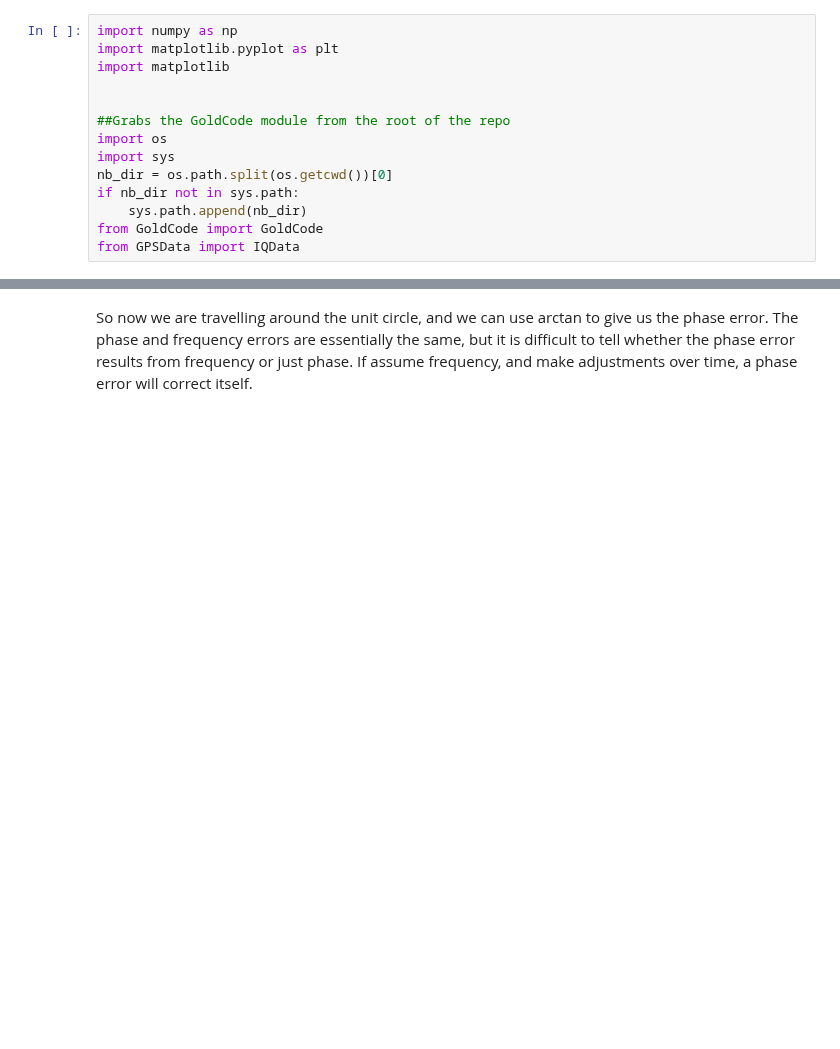
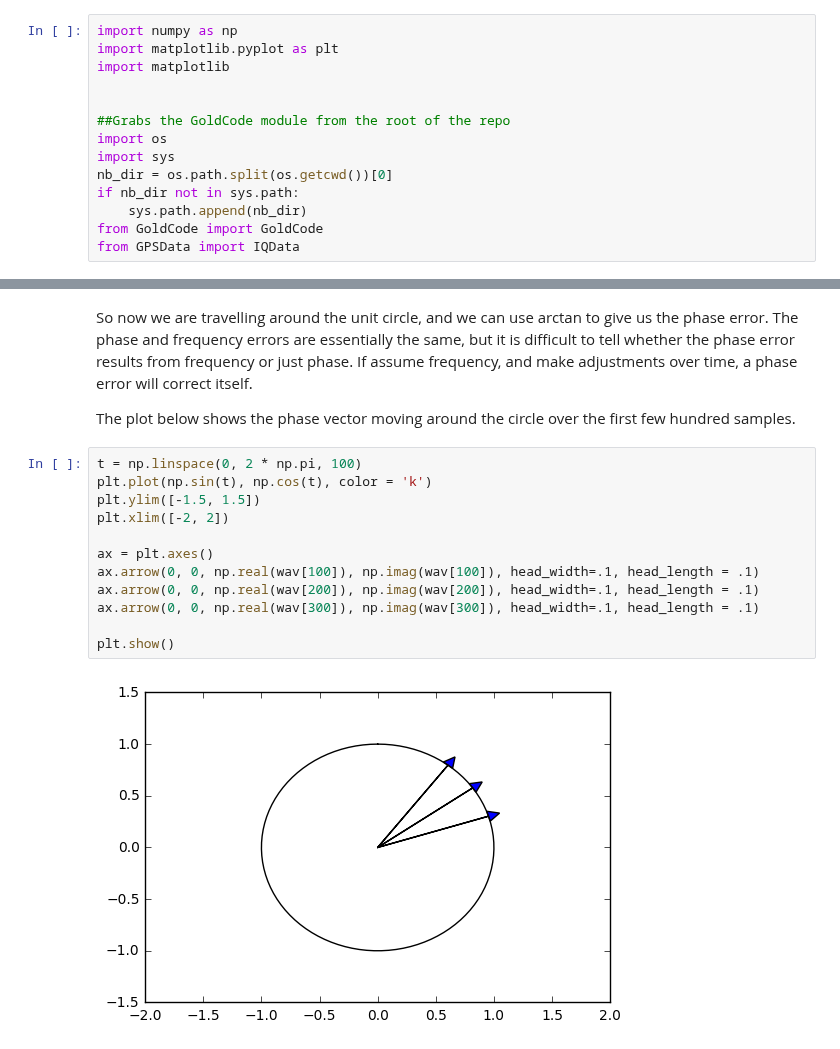
Before and after one commit to psas/gps, a Jupyter notebook: notebooks/Complex_Wave.ipynb, the cells around one changed output, grey strips where cells are left out. Drawn from its saved outputs; the diff is of its cells as text; blank space fills up the shorter version.

Commit message:
added unit circles and phase offset wave

```diff
--- a/notebooks/Complex_Wave.ipynb
+++ b/notebooks/Complex_Wave.ipynb
@@ -46,3 +46,19 @@ plt.show()
 [figure]
 # %% [markdown]
 So now we are travelling around the unit circle, and we can use arctan to give us the phase error. The phase and frequency errors are essentially the same, but it is difficult to tell whether the phase error results from frequency or just phase. If assume frequency, and make adjustments over time, a phase error will correct itself.
+
+The plot below shows the phase vector moving around the circle over the first few hundred samples.
+# %%
+t = np.linspace(0, 2 * np.pi, 100)
+plt.plot(np.sin(t), np.cos(t), color = 'k')
+plt.ylim([-1.5, 1.5])
+plt.xlim([-2, 2])
+
+ax = plt.axes()
+ax.arrow(0, 0, np.real(wav[100]), np.imag(wav[100]), head_width=.1, head_length = .1)
+ax.arrow(0, 0, np.real(wav[200]), np.imag(wav[200]), head_width=.1, head_length = .1)
+ax.arrow(0, 0, np.real(wav[300]), np.imag(wav[300]), head_width=.1, head_length = .1)
+
+plt.show()
+# %% [output]
+[figure, added]
```
Also changed, not shown: parts of 7 cells of this notebook.
